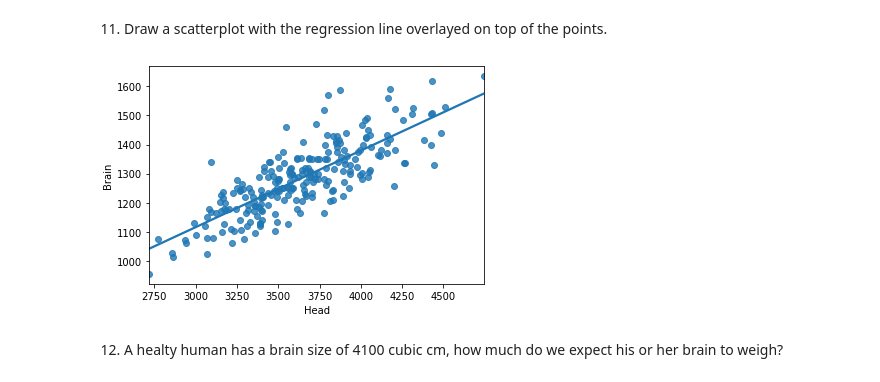
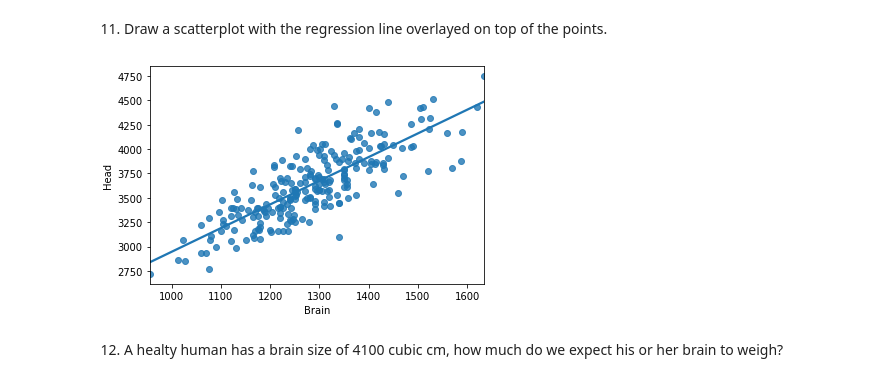
Before and after one commit to mariokart345/DS-Unit-1-Sprint-3-Linear-Algebra, a Jupyter notebook: module1-linear-correlation-regression/LS_DS_131_Simple_Linear_Regression_Assignment.ipynb, the cells around one changed output. Cells and saved outputs as stored; diff of their text form; code cells hidden in the pictures.

```diff
--- a/module1-linear-correlation-regression/LS_DS_131_Simple_Linear_Regression_Assignment.ipynb
+++ b/module1-linear-correlation-regression/LS_DS_131_Simple_Linear_Regression_Assignment.ipynb
@@ -111,9 +111,9 @@ Answer here:
 11) Draw a scatterplot with the regression line overlayed on top of the points.
 # %%
 import seaborn as sns
-sns.regplot('Head','Brain',df,ci=None);
+sns.regplot('Brain','Head',df,ci=None);
 # %% [output]
-[figure, old version]
+[figure, new version]
 # %% [markdown]
 12) A healty human has a brain size of 4100 cubic cm, how much do we expect his or her brain to weigh?
 # %%
```
Also changed, not shown: parts of 7 cells of this notebook.
